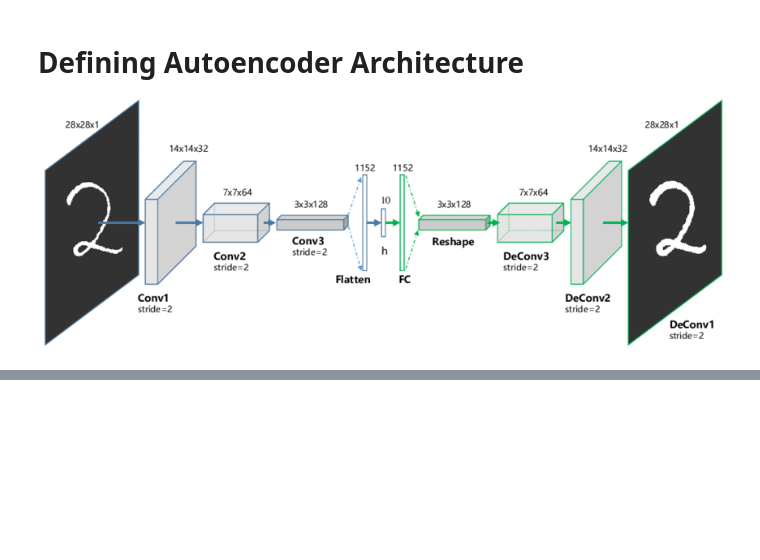
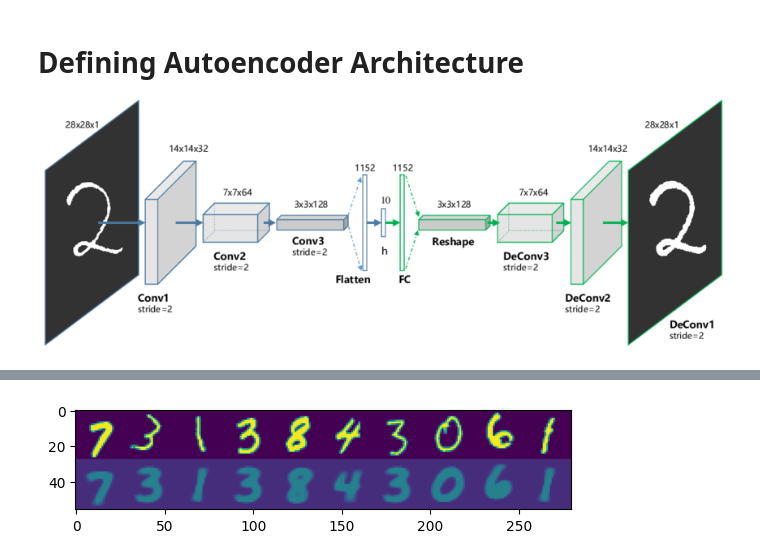
Before and after one commit to MunishD/Autoencoder-Using-Pytorch-, a Jupyter notebook: Pytorch_Autoencoder_MNIST.ipynb, the cells around one changed output, grey strips where cells are left out. Cells and saved outputs as stored; diff of their text form; code cells hidden in the pictures; blank space fills up the shorter version.

```diff
--- a/Pytorch_Autoencoder_MNIST.ipynb
+++ b/Pytorch_Autoencoder_MNIST.ipynb
@@ -123,8 +150,11 @@ autoencoder(
 )
 # %%
 #Loss function
-criterion = nn.BCELoss()
+#criterion = nn.MSELoss()
+distance   = nn.MSELoss()
+class_loss = nn.CrossEntropyLoss()
 
+#optimizer = torch.optim.SGD(model.parameters(), lr=0.01, momentum=0.5)
 #Optimizer
 optimizer = torch.optim.Adam(model.parameters(), lr=0.001)
 # %%
@@ -151,22 +184 @@ autoencoder(
 )
-# %%
-#Epochs
-n_epochs = 100
-
-for epoch in range(1, n_epochs+1):
-    # monitor training loss
-    train_loss = 0.0
-
-    #Training
-    for data in train_loader:
-        images, _ = data
-        images = images.to(device)
-        optimizer.zero_grad()
-        outputs = model(images)
-        loss = criterion(outputs, images)
-        loss.backward()
-        optimizer.step()
-        train_loss += loss.item()*images.size(0)
-
-    train_loss = train_loss/len(train_loader)
-    print('Epoch: {} \tTraining Loss: {:.6f}'.format(epoch, train_loss))
@@ -174,0 +235,20 @@ RuntimeError: ignored
+# %%
+import numpy as np
+import matplotlib.pyplot as plt
+
+model.eval()
+img, labels = list(train_loader)[0]
+img = img.to(device)
+output, output_en = model(img)
+inp = img[0:10, 0, :, :].squeeze().detach().cpu()
+out = output[0:10, 0, :, :].squeeze().detach().cpu()
+
+# Just some trick to concatenate first ten images next to each other
+inp = inp.permute(1,0,2).reshape(28, -1).numpy()
+out = out.permute(1,0,2).reshape(28, -1).numpy()
+combined = np.vstack([inp, out])
+
+plt.imshow(combined)
+plt.show()
+# %% [output]
+[figure, added]
```
Also changed, not shown: parts of 7 cells of this notebook.
